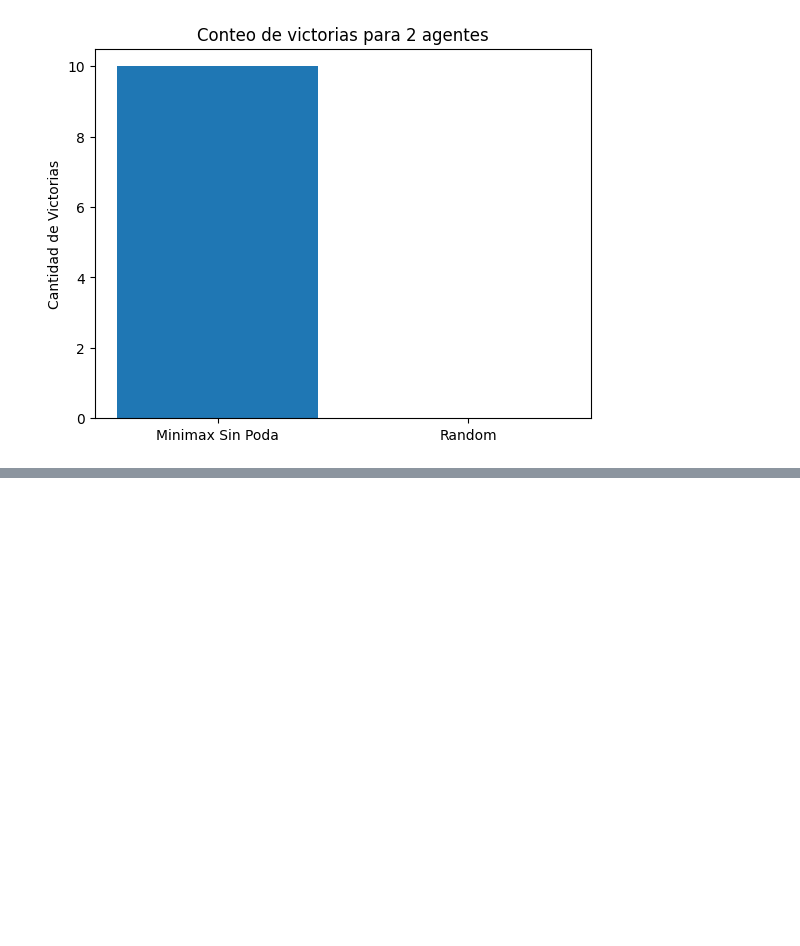
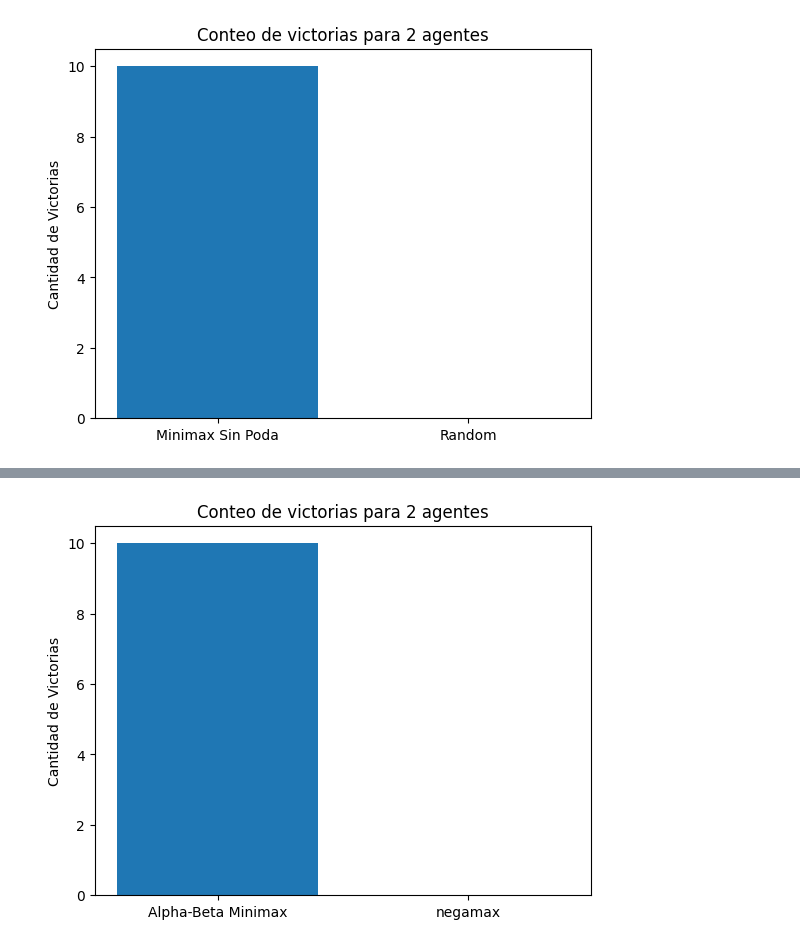
Before and after one commit to LeivaDiego/Laboratorio7_IA, a Jupyter notebook: src/connect4_TDlearning.ipynb, the cells around one changed output, grey strips where cells are left out. Saved outputs shown, nothing was run; the diff lists cells and outputs as text; code cells hidden in the pictures; blank space fills up the shorter version.

```diff
--- a/src/connect4_TDlearning.ipynb
+++ b/src/connect4_TDlearning.ipynb
@@ -294,0 +733,5 @@ plot_win_count(win_rate_1, "Minimax Sin Poda", win_rate_2, "Negamax", 10)
+# %%
+# Graficar los resultados
+plot_win_count(win_rate_1, "Alpha-Beta Minimax", win_rate_2, "negamax", 10)
+# %% [output]
+[figure, added]
```
Also changed, not shown: parts of 15 cells of this notebook.
